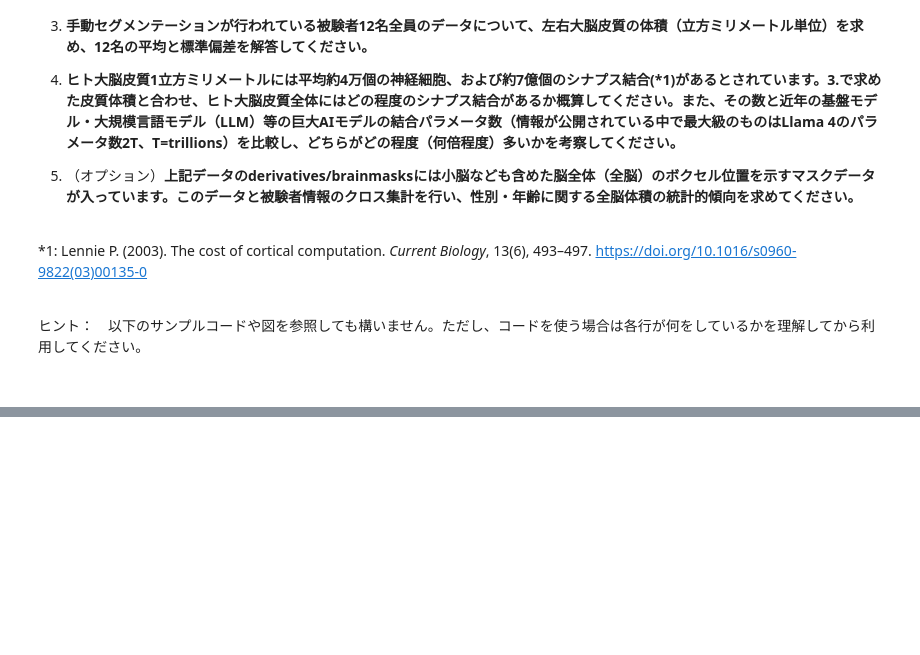
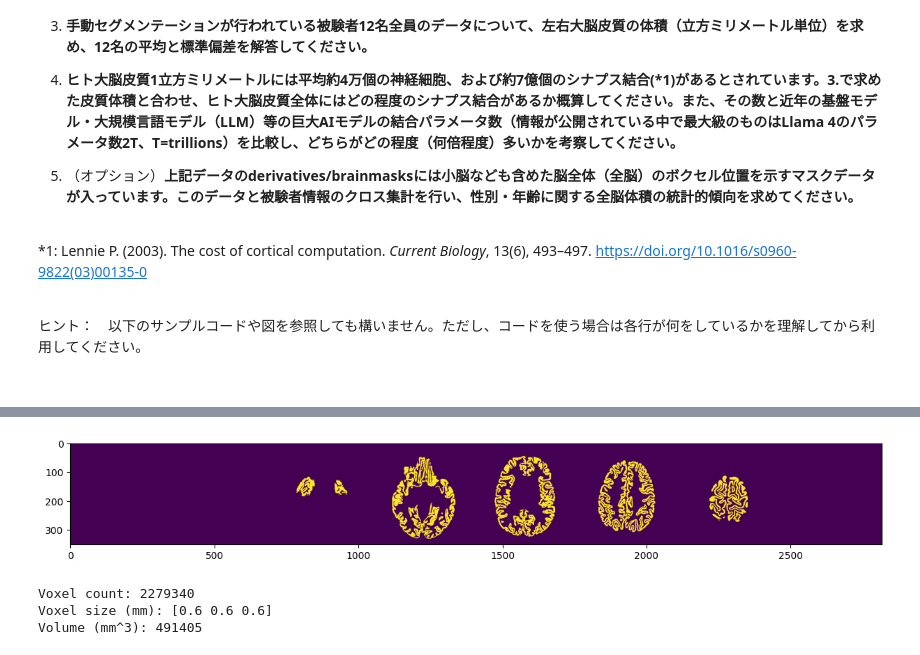
Before and after one commit to boxed-mikann/google_colab_ipynb, a Jupyter notebook: BPEexercisesA2025_4.ipynb, the cells around one changed output, grey strips where cells are left out. Saved outputs shown, nothing was run; the diff lists cells and outputs as text; code cells hidden in the pictures; blank space fills up the shorter version.

```diff
--- a/BPEexercisesA2025_4.ipynb
+++ b/BPEexercisesA2025_4.ipynb
@@ -158,0 +379,46 @@ print("Volume (mm^3):", round(volume_in_mm3))
+# %%
+import nibabel as nib
+import numpy as np
+import matplotlib.pyplot as plt
+
+fname = '/content/ds005216/derivatives/manual_segmentation/sub-20_ses-1_seg.nii'
+
+# niiファイルをロード
+niidata = nib.load(fname)
+
+# ボクセルサイズ（mm）を取得
+voxel_sizes = niidata.header.get_zooms()
+
+# Segmentationされた3次元ボリュームを取得
+data = niidata.get_fdata()
+
+## ボリューム中の要素番号と脳部位の対応
+## 2   Left-Cerebral-White-Matter    左大脳白質
+## 3   Left-Cerebral-Cortex          左大脳皮質（灰白質）
+## 41  Right-Cerebral-White-Matter   右大脳白質
+## 42  Right-Cerebral-Cortex         右大脳皮質（灰白質）
+
+# 一部のスライスを選択して表示用の2次元行列を作成
+d = data[:, :, np.linspace(0,data.shape[2]-1,8, dtype=int)]
+d = d.transpose(1,2,0)
+d = np.flip(d,axis=0)
+d2 = np.reshape(d,[d.shape[0],d.shape[1]*d.shape[2]])
+
+# 左大脳白質（2）と左大脳皮質(3)を選択してマスクを作成
+im = (d2 == 42) | (d2 == 3)
+
+plt.figure(figsize=(15,15))
+plt.imshow(im)
+plt.show()
+
+# 左大脳白質と左大脳皮質を選択し、ボクセル数と体積を求める
+count = np.count_nonzero((data == 42) | (data == 3))
+volume_in_mm3 = count*np.prod(voxel_sizes)
+print("Voxel count:", count)
+print("Voxel size (mm):", np.round(voxel_sizes,2))
+print("Volume (mm^3):", round(volume_in_mm3))
+# %% [output]
+[figure, added]
+Voxel count: 2279340
+Voxel size (mm): [0.6 0.6 0.6]
+Volume (mm^3): 491405
```
Also changed, not shown: parts of 11 cells of this notebook.
